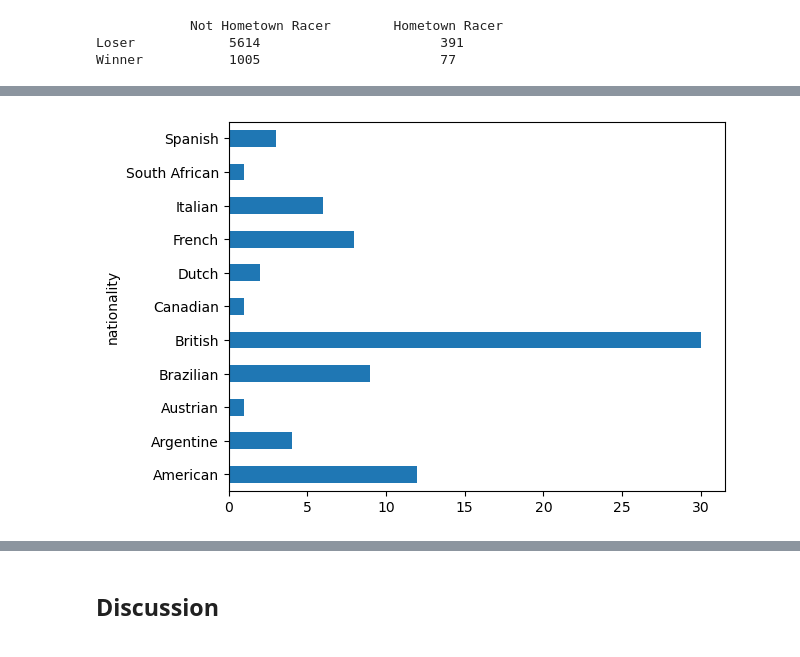
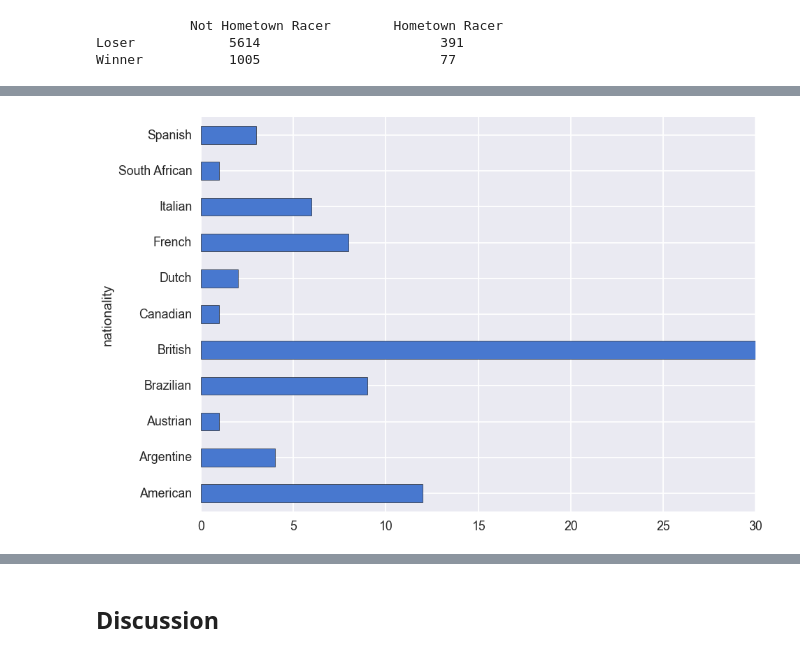
Before and after one commit to DaveMelkani/QTM151FinalProject, a Jupyter notebook: final_project_code.ipynb, the cells around one changed output, grey strips where cells are left out. Cells and saved outputs as stored; diff of their text form; code cells hidden in the pictures.

```diff
--- a/final_project_code.ipynb
+++ b/final_project_code.ipynb
@@ -119,6 +119,7 @@ grouped_counts_onelevel   = hometown_winner.groupby(['nationality']).size()
 grouped_counts_multilevel = hometown_winner.groupby(['year','nationality']).size()
 # %%
 grouped_counts_onelevel.plot(kind = "barh")
+plt.style.use('seaborn-ticks')
 plt.show()
 # %% [output]
-[figure, old version]
+[figure, new version]
```
Also changed, not shown: parts of 2 cells of this notebook.
